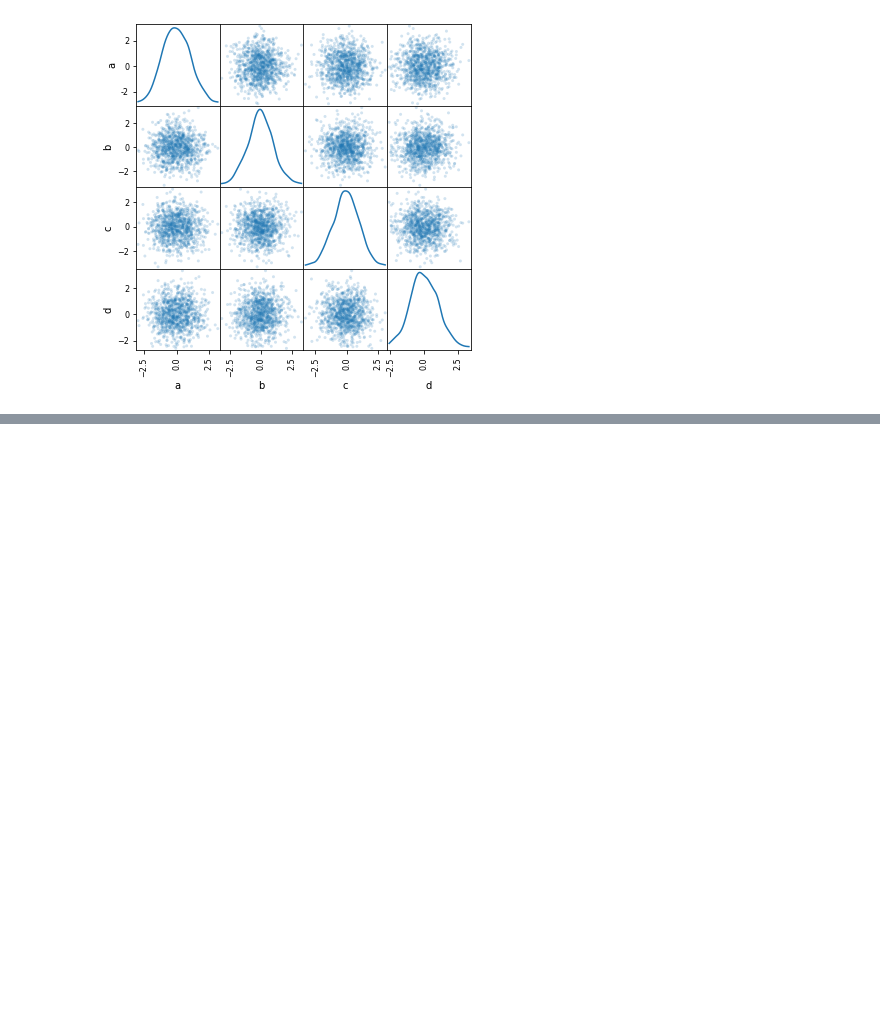
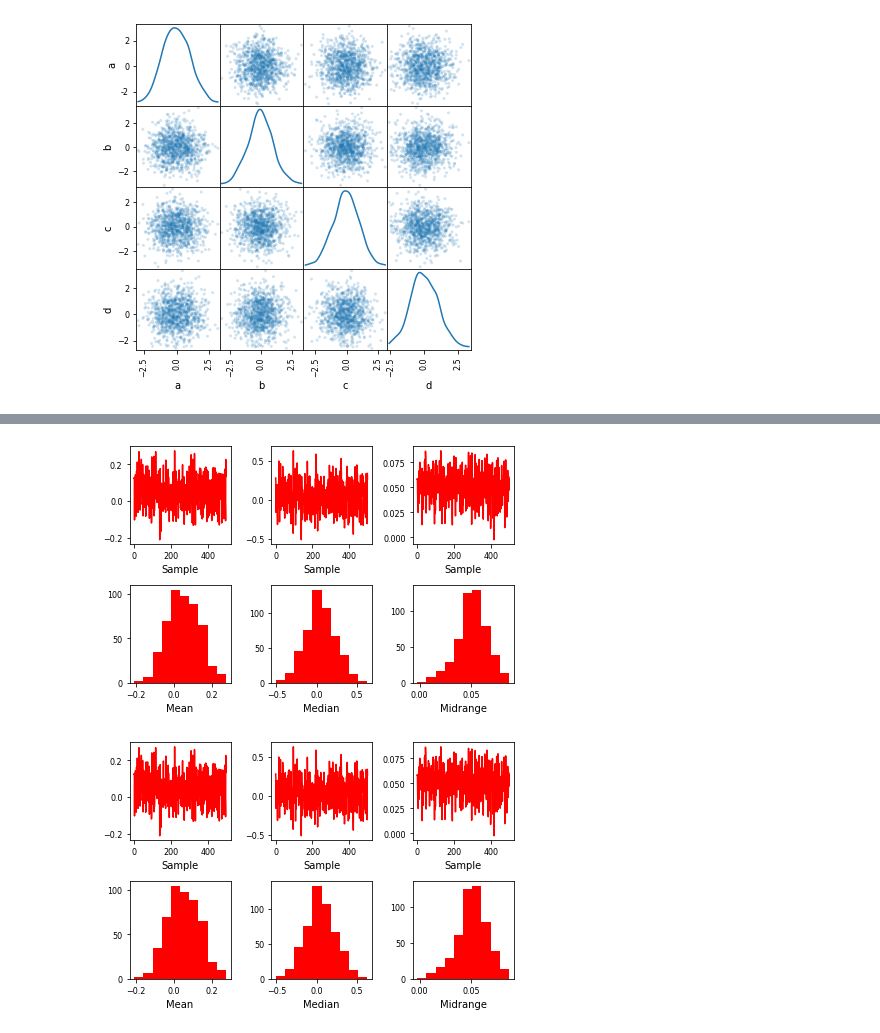
Before and after one commit to anujsaxena/Python, a Jupyter notebook: Numpy_visualization.ipynb, the cells around one changed output, grey strips where cells are left out. Cells and saved outputs as stored; diff of their text form; code cells hidden in the pictures; blank space fills up the shorter version.

```diff
--- a/Numpy_visualization.ipynb
+++ b/Numpy_visualization.ipynb
@@ -780 +826,7 @@ array([[<matplotlib.axes._subplots.AxesSubplot object at 0x...>,
+# %%
+from pandas.plotting import bootstrap_plot
+bootstrap_plot(data, size=50, samples=500, color='red')
+# %% [output]
+[figure, added]
+[figure, added]
 # %%
```
Also changed, not shown: parts of 27 cells of this notebook.
